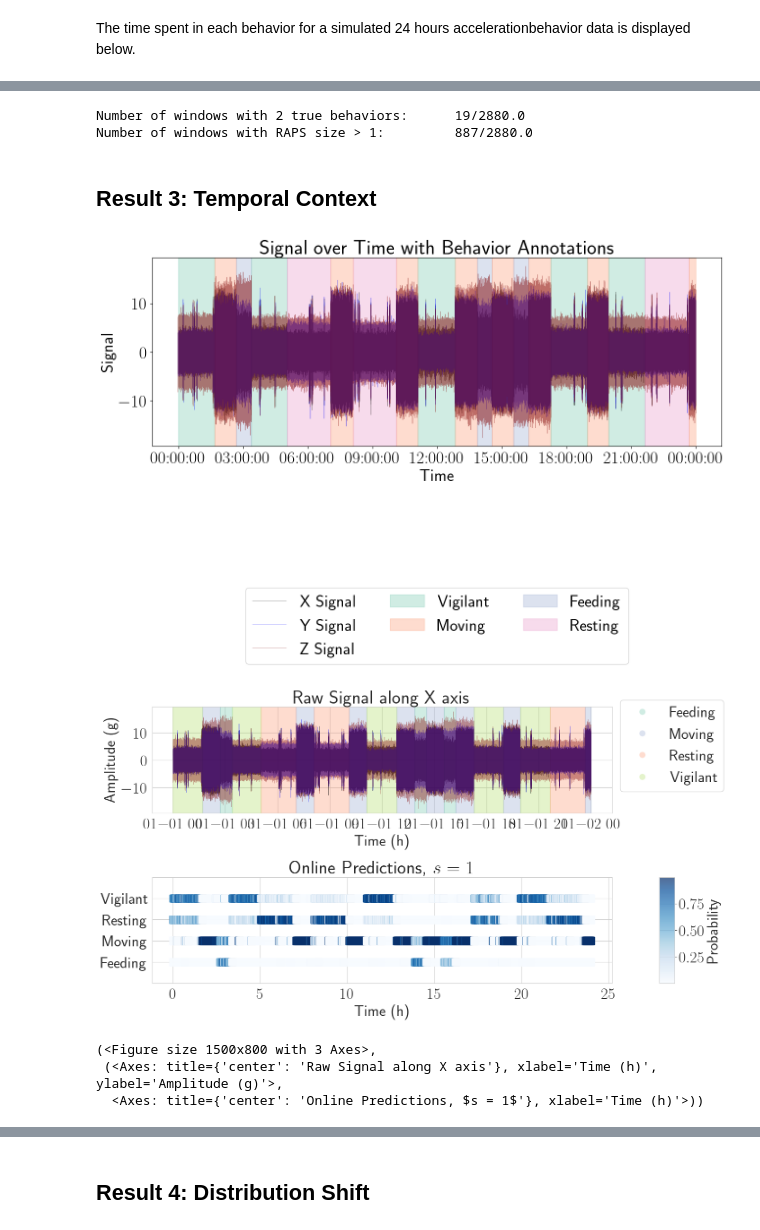
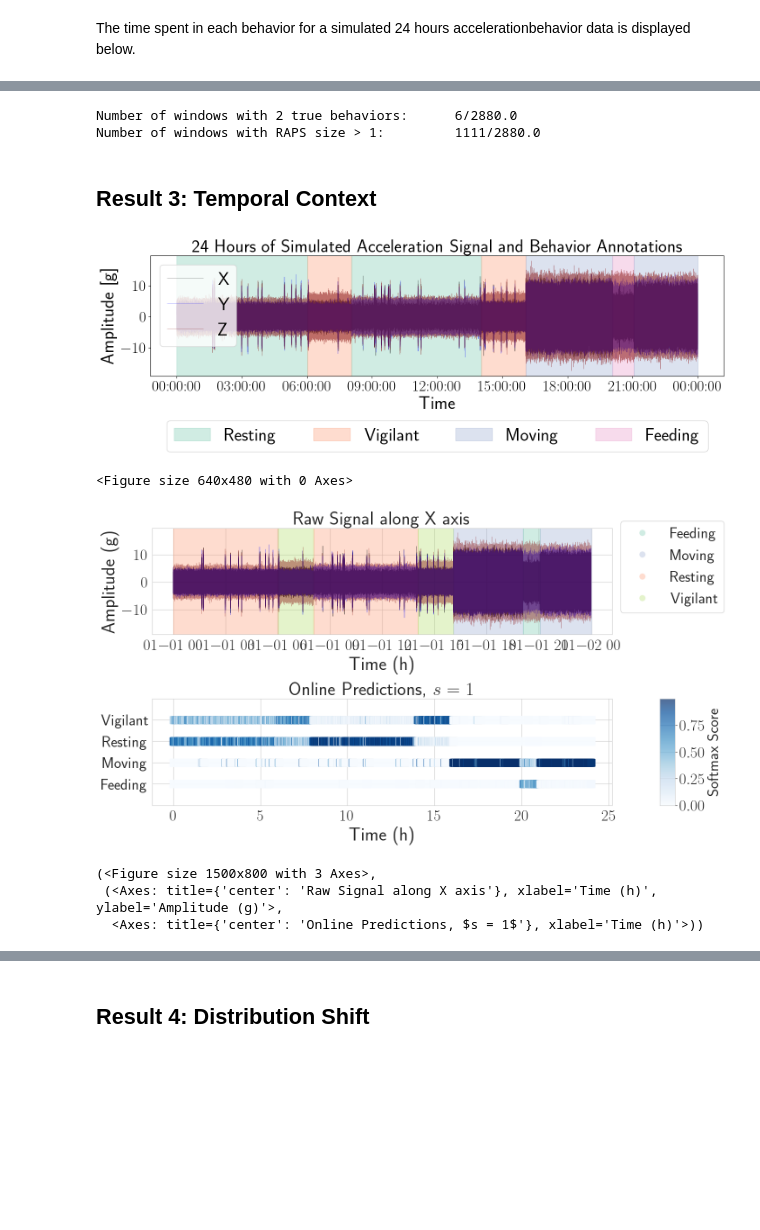
Before and after one commit to medhaaga/AWD-Biologging, a Jupyter notebook: notebooks/results.ipynb, the cells around one changed output, grey strips where cells are left out. Drawn from its saved outputs; the diff is of its cells as text; code cells hidden in the pictures; blank space fills up the shorter version.

Commit message:
simulations update

```diff
--- a/notebooks/results.ipynb
+++ b/notebooks/results.ipynb
@@ -62,9 +68,10 @@ mpl.rcParams['lines.markersize'] = 12
 mpl.rcParams['lines.linewidth'] = 2
 mpl.rcParams['xtick.labelsize'] = 25
 mpl.rcParams['ytick.labelsize'] = 25
-mpl.rcParams["axes.labelsize"] = 25
-mpl.rcParams['legend.fontsize'] = 25
+mpl.rcParams["axes.labelsize"] = 30
+mpl.rcParams['legend.fontsize'] = 30
 mpl.rcParams['axes.titlesize'] = 30
+plt.rcParams['legend.title_fontsize'] = 30
 mpl.rcParams['text.usetex'] = True
 # plt.rcParams['font.family'] = 'serif'
 # %%
@@ -95,7 +102,7 @@ os.makedirs(test_root_dir, exist_ok=True)
 t = np.linspace(0, 30, 30*config.SAMPLING_RATE)
 data_constants = config.SIMULATION_CONSTANTS
 colors = ['#9b2226', '#ee9b00', '#0a9396']
-fig, axs = plt.subplots(1, len(config.SIM_BEHAVIORS), figsize=(3*len(config.SIM_BEHAVIORS),3), sharey=True)
+fig, axs = plt.subplots(1, len(config.SIM_BEHAVIORS), figsize=(4*len(config.SIM_BEHAVIORS),3), sharey=True)
 for i, observed_behavior in enumerate(config.SIM_BEHAVIORS):
     for j, axis in enumerate(['X', 'Y', 'Z']):
         f, A, phi, sigma = data_constants.loc[(data_constants["Behavior"] == observed_behavior) & (data_constants["Axis"] == axis), ['f', 'A', 'phi', 'sigma']].values[0]
@@ -108,7 +115,7 @@ for i, observed_behavior in enumerate(config.SIM_BEHAVIORS):
 
     axs[i].set_title(observed_behavior)
 
-fig.legend(loc="lower center", ncol=3, bbox_to_anchor=(0.5,-0.25))
+fig.legend(loc="lower center", ncol=3, bbox_to_anchor=(0.5,-0.3))
 # plt.tight_layout()
 plt.savefig(os.path.join(test_root_dir, 'sim_train_signal.pdf'))
 plt.show()
@@ -623,46 +651,32 @@ Vigilant    7.7024         0.8856         0.6704
 print(f"{'Number of windows with 2 true behaviors:':<45} {multiple_behavior_count}/{24*3600/30}")
 print(f"{'Number of windows with RAPS size > 1:':<45} {len(confusing_obs)}/{24*3600/30}")
 # %% [output]
-Number of windows with 2 true behaviors:      19/2880.0
-Number of windows with RAPS size > 1:         887/2880.0
+Number of windows with 2 true behaviors:      6/2880.0
+Number of windows with RAPS size > 1:         1111/2880.0
 # %% [markdown]
 ## Result 3: Temporal Context
 # %%
-transition_matrix = np.array([
-    [0.0, 0.7, 0.0, 0.3],  # from Feeding
-    [0.6, 0.0, 0.2, 0.2],  # from Moving
-    [0.0, 0.6, 0.0, 0.4],  # from Resting
-    [0.0, 0.5, 0.5, 0.0],  # from Vigilant
-])
-avg_durations = {
-    "Feeding": {"min": 40, "sec": 60},
-    "Moving": {"min": 60, "sec": 60},
-    "Resting": {"min": 120, "sec": 60},
-    "Vigilant": {"min": 100, "sec": 60}
-}
-window_duration = 30.0
-window_length = int(window_duration * config.SAMPLING_RATE)
+results_dir = os.path.join(config.TEST_ROOT_DIR, "uncertainty_quantification")
+acc_df, annotations_df = pd.read_csv(os.path.join(results_dir, 'acc_df.csv')), pd.read_csv(os.path.join(results_dir, 'annotations_df.csv'))
 
-# Convert to DataFrame
-avg_durations = pd.DataFrame.from_dict(avg_durations, orient="index")
-avg_durations.index.name = "Behavior"
-avg_durations.columns.name = "DurationUnit"
+results_dir = os.path.join(config.TEST_ROOT_DIR, "temporal_context")
+os.makedirs(results_dir, exist_ok=True)
 
-acc_df, annotations_df = simulate_markov_acc_day(config.SIMULATION_CONSTANTS, transition_matrix, avg_durations, tau=0.4)
 n_corruptions = 50
 min_duration, max_duration = 2*window_length, 4*window_length
 pos = np.random.randint(0, len(acc_df)-max_duration, n_corruptions)
 durations = np.random.randint(min_duration, max_duration, n_corruptions)
 
 for p, d in zip(pos, durations):
     f, A, phi, sigma = [4,3], [3,4], [3,4], 1.5
     acc_df.loc[p:p+d-1, 'Acc X [g]'] = simulate_axis_signal(f, A, phi, sigma, d, .5)
     acc_df.loc[p:p+d-1, 'Acc Y [g]'] = simulate_axis_signal(f, A, phi, sigma, d, .5)
     acc_df.loc[p:p+d-1, 'Acc Z [g]'] = simulate_axis_signal(f, A, phi, sigma, d, .5)
 
-plot_simulated_day(acc_df)
+plot_simulated_day(acc_df, plot_path=os.path.join(results_dir, 'corrupted_signal.png'))
 # %% [output]
-[figure, old version]
+[figure, new version]
+<Figure size 640x480 with 0 Axes>
 # %%
 acc_df['Timestamp'] = pd.to_datetime(acc_df['Timestamp'], format='%Y-%m-%d %H:%M:%S.%f')
 acc_df.sort_values(by='Timestamp', inplace=True)
@@ -687,11 +699,11 @@ plot_signal_and_online_predictions(
     window_duration,
     label_encoder,
     sampling_rate=config.SAMPLING_RATE,
-    plot_dir=None,
-    half_day_behaviors=all_day_behaviors
+    plot_dir=results_dir,
+    half_day_behaviors=annotations_df
 )
 # %% [output]
-[figure, old version]
+[figure, new version]
 (<Figure size 1500x800 with 3 Axes>,
  (<Axes: title={'center': 'Raw Signal along X axis'}, xlabel='Time (h)', ylabel='Amplitude (g)'>,
   <Axes: title={'center': 'Online Predictions, $s = 1$'}, xlabel='Time (h)'>))
```
Also changed, not shown: parts of 34 cells of this notebook, 3 other files.
